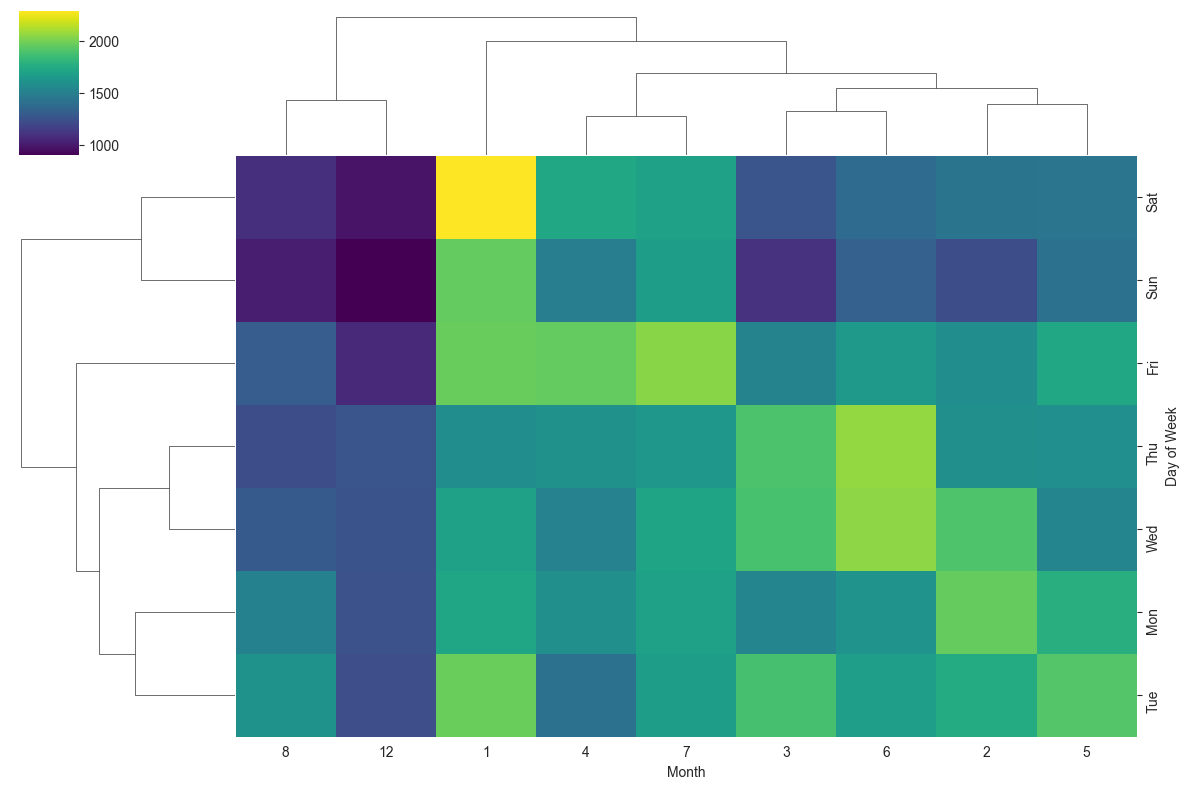
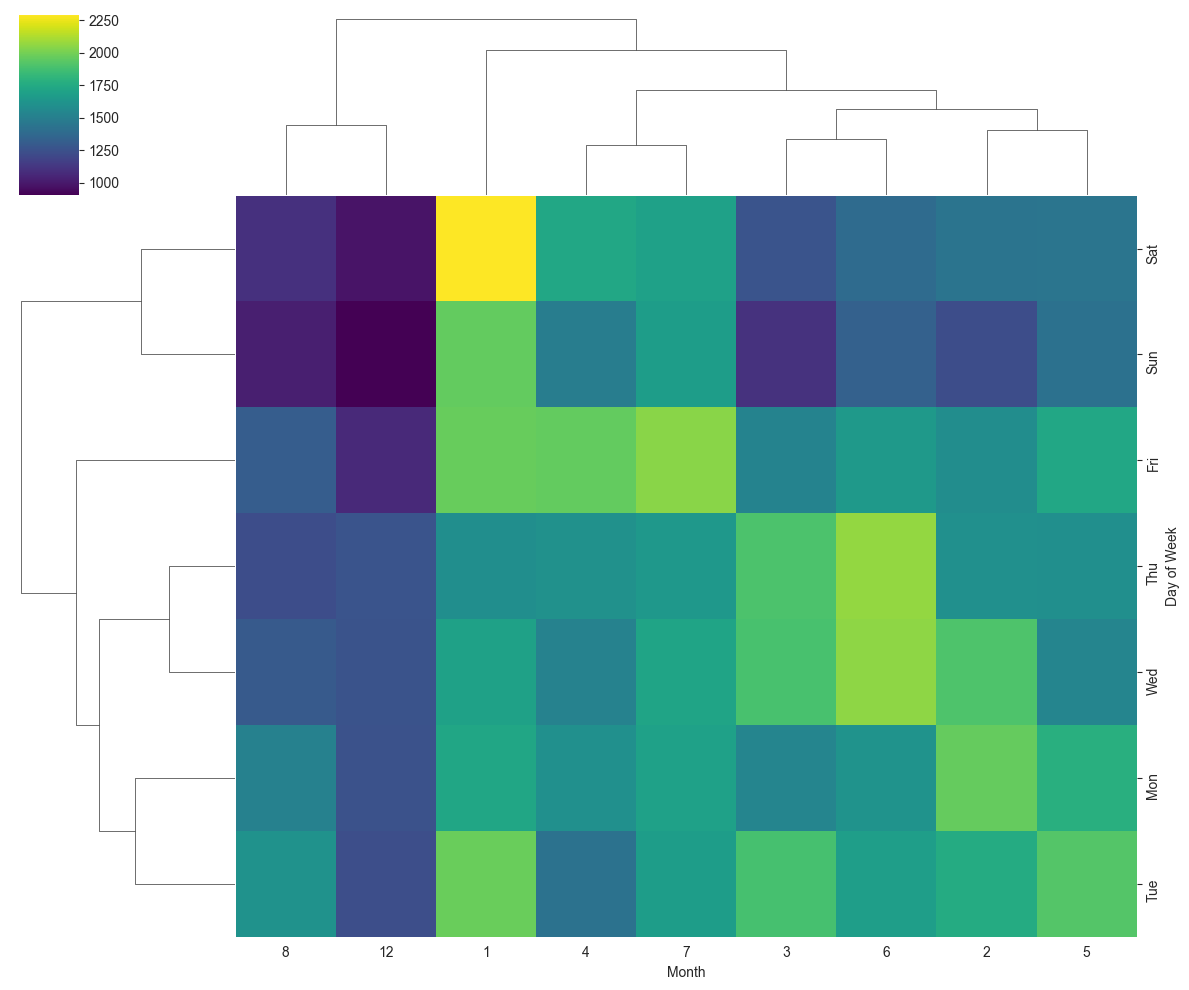
Unified diff of the notebook cell whose output changed from the first chart to the second:
--- before
+++ after
@@ -1,4 +1 @@
-try:
-    sns.clustermap(dayMonth, cmap='viridis', figsize=(12, 8))
-except RuntimeError as err:
-    print(f'Could not create clustermap: {err}')
+sns.clustermap(dayMonth, cmap='viridis', figsize=(12, 10))

Commit: fix: Updated clustermap figsize